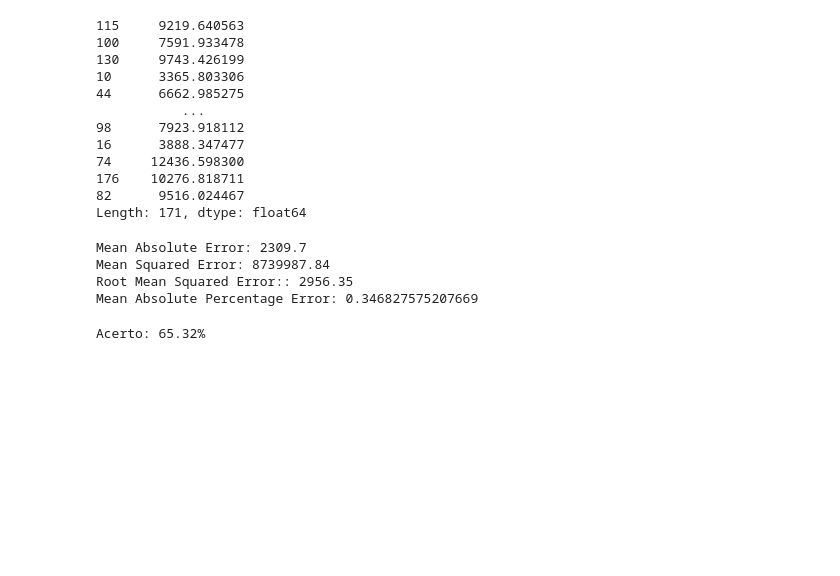
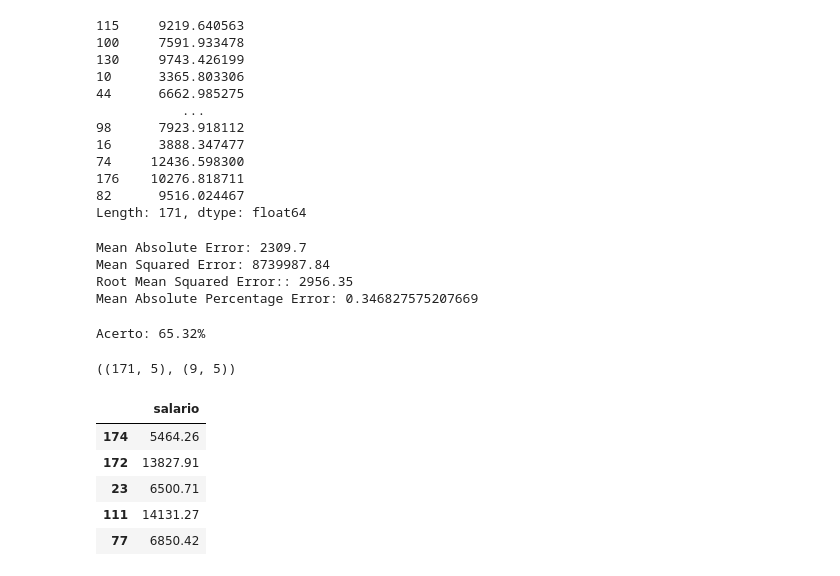
Before and after one commit to ghedin-alison/conceitos_ia, a Jupyter notebook: trabalho/analise_salario.ipynb, the cells around one changed output. Cells and saved outputs as stored; diff of their text form; code cells hidden in the pictures; blank space fills up the shorter version.

```diff
--- a/trabalho/analise_salario.ipynb
+++ b/trabalho/analise_salario.ipynb
@@ -831,3 +831,22 @@ acertos = 1 -mape1
 print(f"Acerto: {(acertos * 100).round(2)}%")
 # %% [output]
 Acerto: 65.32%
+# %%
+# Decision Tree
+
+# X_train
+# X_test
+# y_train
+# y_test
+X_train.shape, X_test.shape
+# %% [output]
+((171, 5), (9, 5))
+# %%
+y_test.head()
+# %% [output]
+|  | salario |
+| 174 | 5464.26 |
+| 172 | 13827.91 |
+| 23 | 6500.71 |
+| 111 | 14131.27 |
+| 77 | 6850.42 |
```
Also changed, not shown: parts of 23 cells of this notebook.
